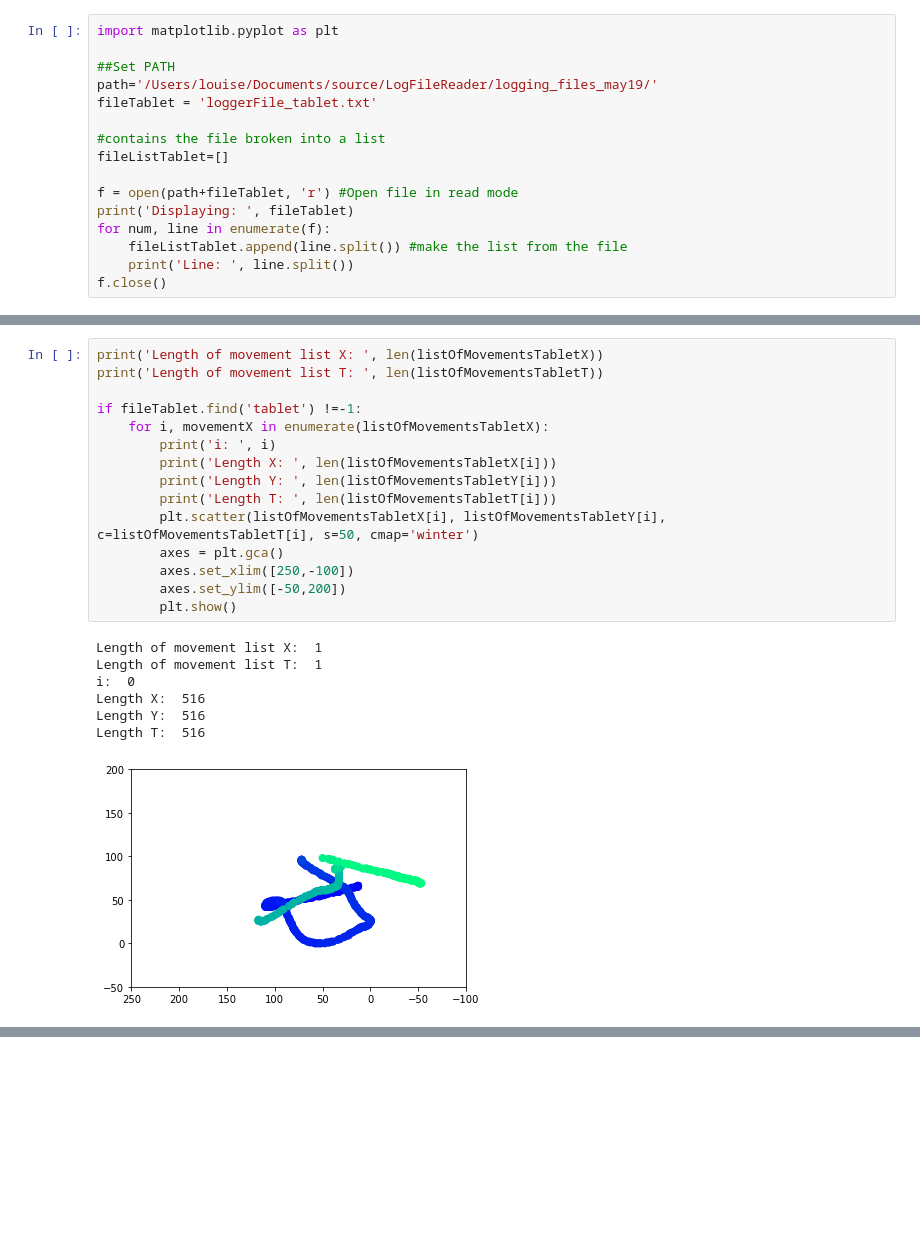
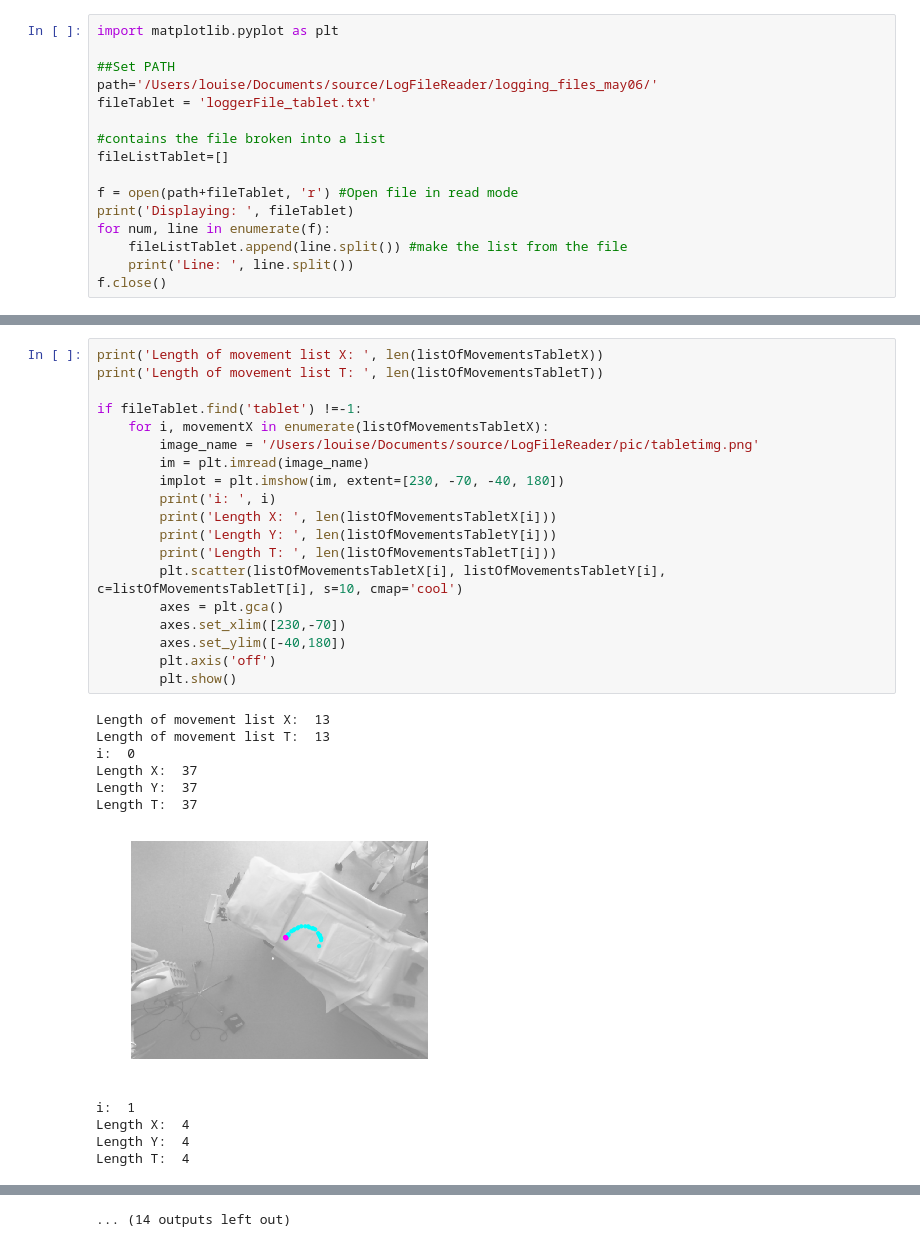
Before and after one commit to jonathanbrian/LogFileReader, a Jupyter notebook: LogParserTablet.ipynb, the cells around one changed output, grey strips where cells are left out. Saved outputs shown, nothing was run; the diff lists cells and outputs as text; blank space fills up the shorter version.

Commit message:
Data, images, and some changes to the scripts

```diff
--- a/LogParserTablet.ipynb
+++ b/LogParserTablet.ipynb
@@ -2,7 +2,7 @@
 import matplotlib.pyplot as plt
 
 ##Set PATH
-path='/Users/louise/Documents/source/LogFileReader/logging_files_may19/'
+path='/Users/louise/Documents/source/LogFileReader/logging_files_may06/'
 fileTablet = 'loggerFile_tablet.txt'
 
 #contains the file broken into a list
@@ -258,23 +271,31 @@ Length of movement list T:  1
 # %%
 print('Length of movement list X: ', len(listOfMovementsTabletX))
 print('Length of movement list T: ', len(listOfMovementsTabletT))
 
 if fileTablet.find('tablet') !=-1:
     for i, movementX in enumerate(listOfMovementsTabletX):
+        image_name = '/Users/louise/Documents/source/LogFileReader/pic/tabletimg.png'
+        im = plt.imread(image_name)
+        implot = plt.imshow(im, extent=[230, -70, -40, 180])
         print('i: ', i)
         print('Length X: ', len(listOfMovementsTabletX[i]))
         print('Length Y: ', len(listOfMovementsTabletY[i]))
         print('Length T: ', len(listOfMovementsTabletT[i]))
-        plt.scatter(listOfMovementsTabletX[i], listOfMovementsTabletY[i], c=listOfMovementsTabletT[i], s=50, cmap='winter')
+        plt.scatter(listOfMovementsTabletX[i], listOfMovementsTabletY[i], c=listOfMovementsTabletT[i], s=10, cmap='cool')
         axes = plt.gca()
-        axes.set_xlim([250,-100])
-        axes.set_ylim([-50,200])
+        axes.set_xlim([230,-70])
+        axes.set_ylim([-40,180])
+        plt.axis('off')
         plt.show()
 # %% [output]
-Length of movement list X:  1
-Length of movement list T:  1
+Length of movement list X:  13
+Length of movement list T:  13
 i:  0
-Length X:  516
-Length Y:  516
-Length T:  516
+Length X:  37
+Length Y:  37
+Length T:  37
-[figure, old version]
+[figure, new version]
+i:  1
+Length X:  4
+Length Y:  4
+Length T:  4
@@ -280,0 +323 @@ Length T:  516
+... (14 outputs left out)
```
Also changed, not shown: parts of 5 cells of this notebook, 39 other files.
